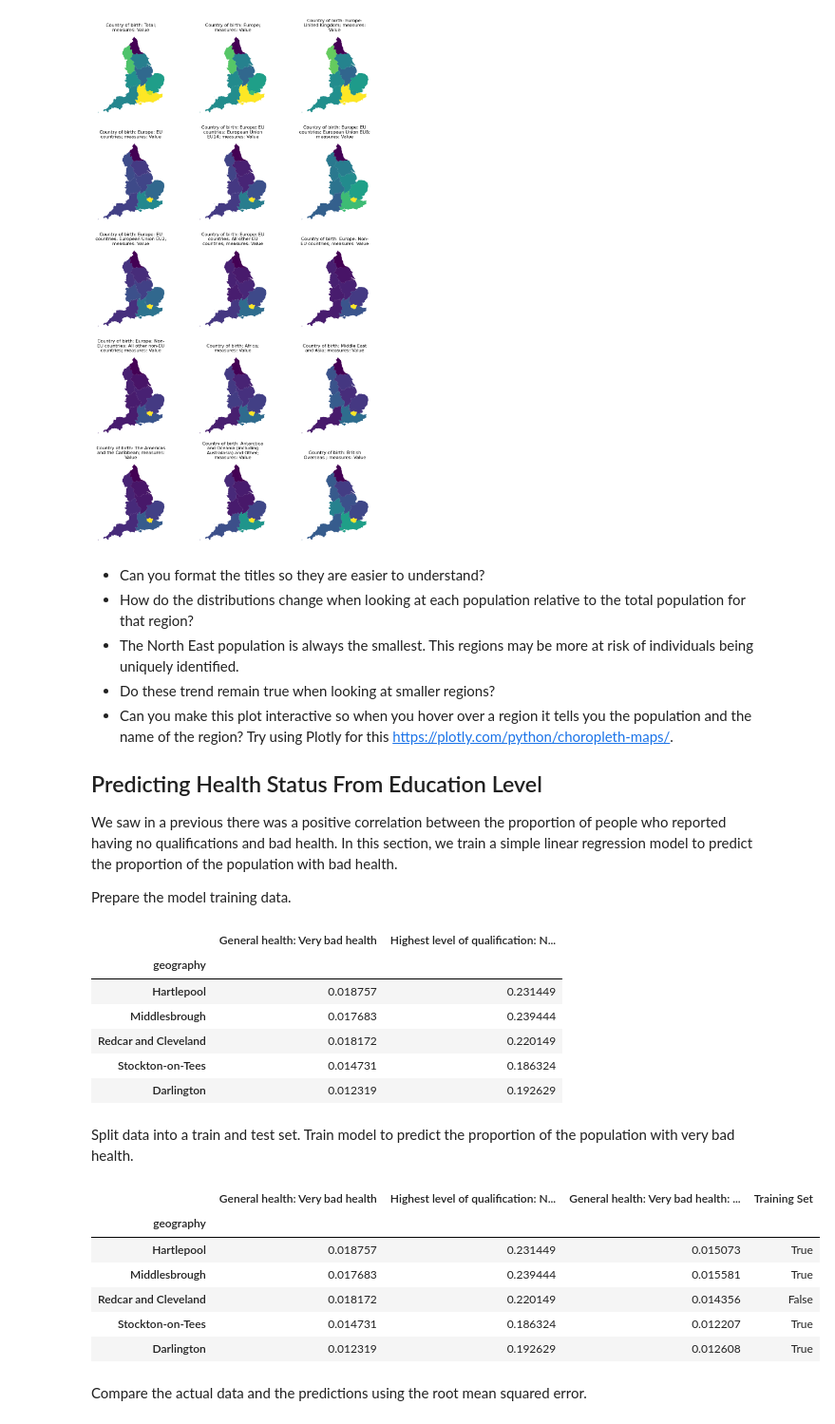
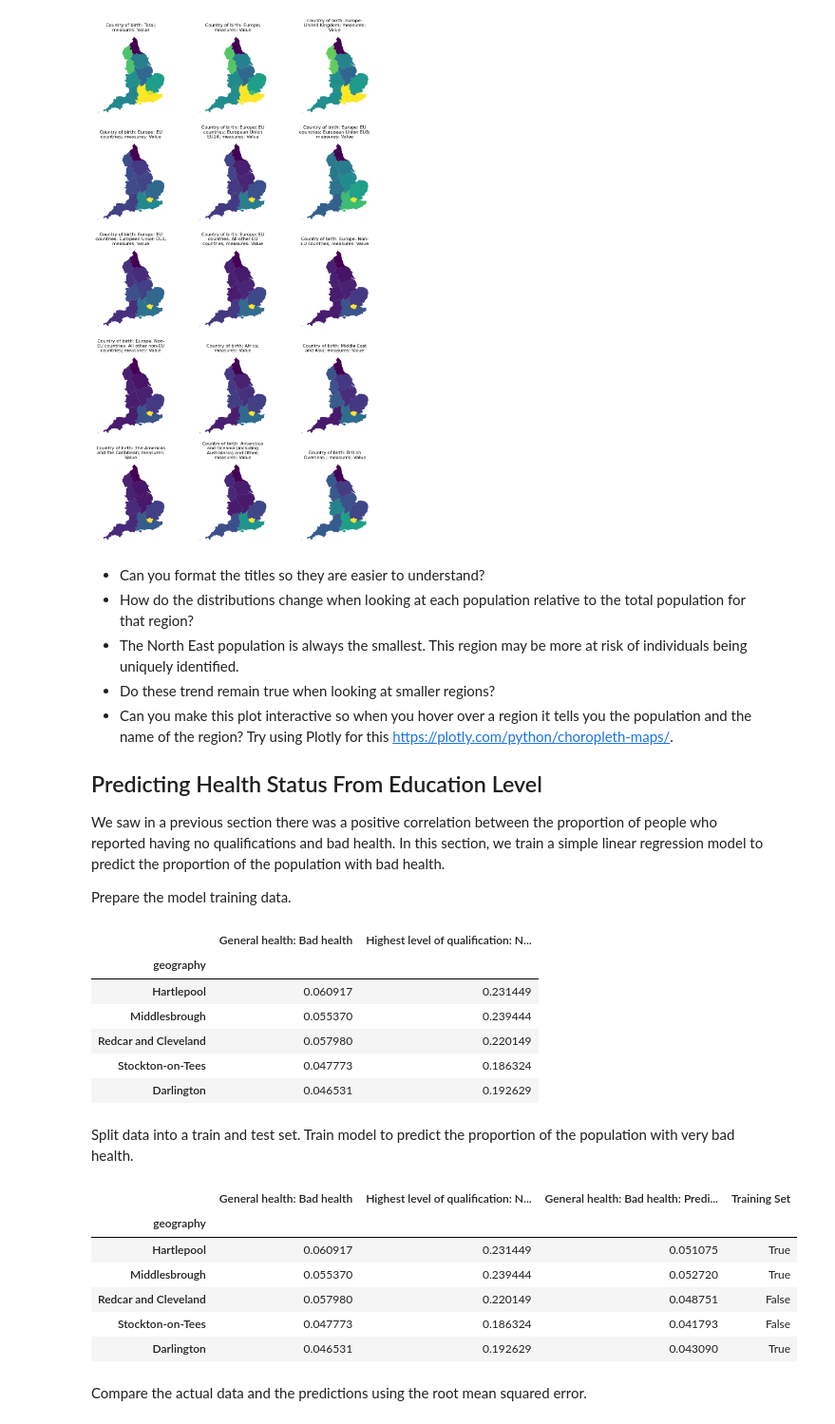
Before and after one commit to alexgregory1/work_experience_notebooks, a Jupyter notebook: notebook1.ipynb, the cells around one changed output. Shown at 95% size. Cells and saved outputs as stored; diff of their text form; code cells hidden in the pictures.

```diff
--- a/notebook1.ipynb
+++ b/notebook1.ipynb
@@ -264,13 +273,13 @@ fig.tight_layout()
 # %% [markdown]
 * Can you format the titles so they are easier to understand?
 * How do the distributions change when looking at each population relative to the total population for that region?
-* The North East population is always the smallest. This regions may be more at risk of individuals being uniquely identified.
+* The North East population is always the smallest. This region may be more at risk of individuals being uniquely identified.
 * Do these trend remain true when looking at smaller regions?
 * Can you make this plot interactive so when you hover over a region it tells you the population and the name of the region? Try using Plotly for this https://plotly.com/python/choropleth-maps/.
 
 ## Predicting Health Status From Education Level
 
-We saw in a previous there was a positive correlation between the proportion of people who reported having no qualifications and bad health. In this section, we train a simple linear regression model to predict the proportion of the population with bad health.
+We saw in a previous section there was a positive correlation between the proportion of people who reported having no qualifications and bad health. In this section, we train a simple linear regression model to predict the proportion of the population with bad health.
 
 Prepare the model training data.
 # %%
@@ -288,12 +297,12 @@ df_hea = pd.read_csv(
     usecols=[
         "geography",
         "General health: Total: All usual residents",
-        "General health: Very bad health"
+        "General health: Bad health"
     ]
 )
 
-# Make the very bad health and no qualifications columns relative to the total population
-df_hea["General health: Very bad health"] = df_hea["General health: Very bad health"].divide(
+# Make the bad health and no qualifications columns relative to the total population
+df_hea["General health: Bad health"] = df_hea["General health: Bad health"].divide(
     df_hea["General health: Total: All usual residents"],
 )
 df_edu["Highest level of qualification: No qualifications"] = df_edu["Highest level of qualification: No qualifications"].divide(
@@ -310,45 +319,45 @@ df_edu = df_edu.drop(
 df_merged = df_hea.merge(df_edu).set_index("geography")
 df_merged.head()
 # %% [output]
-|  | General health: Very bad health | Highest level of qualification: N... |
+|  | General health: Bad health | Highest level of qualification: N... |
 | geography |  |  |
-| Hartlepool | 0.018757 | 0.231449 |
-| Middlesbrough | 0.017683 | 0.239444 |
-| Redcar and Cleveland | 0.018172 | 0.220149 |
-| Stockton-on-Tees | 0.014731 | 0.186324 |
-| Darlington | 0.012319 | 0.192629 |
+| Hartlepool | 0.060917 | 0.231449 |
+| Middlesbrough | 0.055370 | 0.239444 |
+| Redcar and Cleveland | 0.057980 | 0.220149 |
+| Stockton-on-Tees | 0.047773 | 0.186324 |
+| Darlington | 0.046531 | 0.192629 |
 # %% [markdown]
 Split data into a train and test set. Train model to predict the proportion of the population with very bad health.
 # %%
 from sklearn import linear_model
 from sklearn import model_selection
 
 X_train, X_test, y_train, y_test = model_selection.train_test_split(
     df_merged["Highest level of qualification: No qualifications"],
-    df_merged["General health: Very bad health"],
+    df_merged["General health: Bad health"],
     test_size=0.25
 )
 
 # Train model the predict proportion with bad health
 model = linear_model.LinearRegression()
 model.fit(X_train.to_frame(), y_train)
 
 # Store the model predictions in the dataframe
-df_merged.loc[X_train.index, "General health: Very bad health: Predicted"] = model.predict(X_train.to_frame())
-df_merged.loc[X_test.index, "General health: Very bad health: Predicted"] = model.predict(X_test.to_frame())
+df_merged.loc[X_train.index, "General health: Bad health: Predicted"] = model.predict(X_train.to_frame())
+df_merged.loc[X_test.index, "General health: Bad health: Predicted"] = model.predict(X_test.to_frame())
 
 # Log which rows were in training and which rows were used in testing
 df_merged.loc[X_train.index, "Training Set"] = True
 df_merged.loc[X_test.index, "Training Set"] = False
 df_merged.head()
 # %% [output]
-|  | General health: Very bad health | Highest level of qualification: N... | General health: Very bad health: ... | Training Set |
+|  | General health: Bad health | Highest level of qualification: N... | General health: Bad health: Predi... | Training Set |
 | geography |  |  |  |  |
-| Hartlepool | 0.018757 | 0.231449 | 0.015073 | True |
-| Middlesbrough | 0.017683 | 0.239444 | 0.015581 | True |
-| Redcar and Cleveland | 0.018172 | 0.220149 | 0.014356 | False |
-| Stockton-on-Tees | 0.014731 | 0.186324 | 0.012207 | True |
-| Darlington | 0.012319 | 0.192629 | 0.012608 | True |
+| Hartlepool | 0.060917 | 0.231449 | 0.051075 | True |
+| Middlesbrough | 0.055370 | 0.239444 | 0.052720 | True |
+| Redcar and Cleveland | 0.057980 | 0.220149 | 0.048751 | False |
+| Stockton-on-Tees | 0.047773 | 0.186324 | 0.041793 | False |
+| Darlington | 0.046531 | 0.192629 | 0.043090 | True |
 # %% [markdown]
 Compare the actual data and the predictions using the root mean squared error.
 # %%
```
Also changed, not shown: parts of 11 cells of this notebook.
